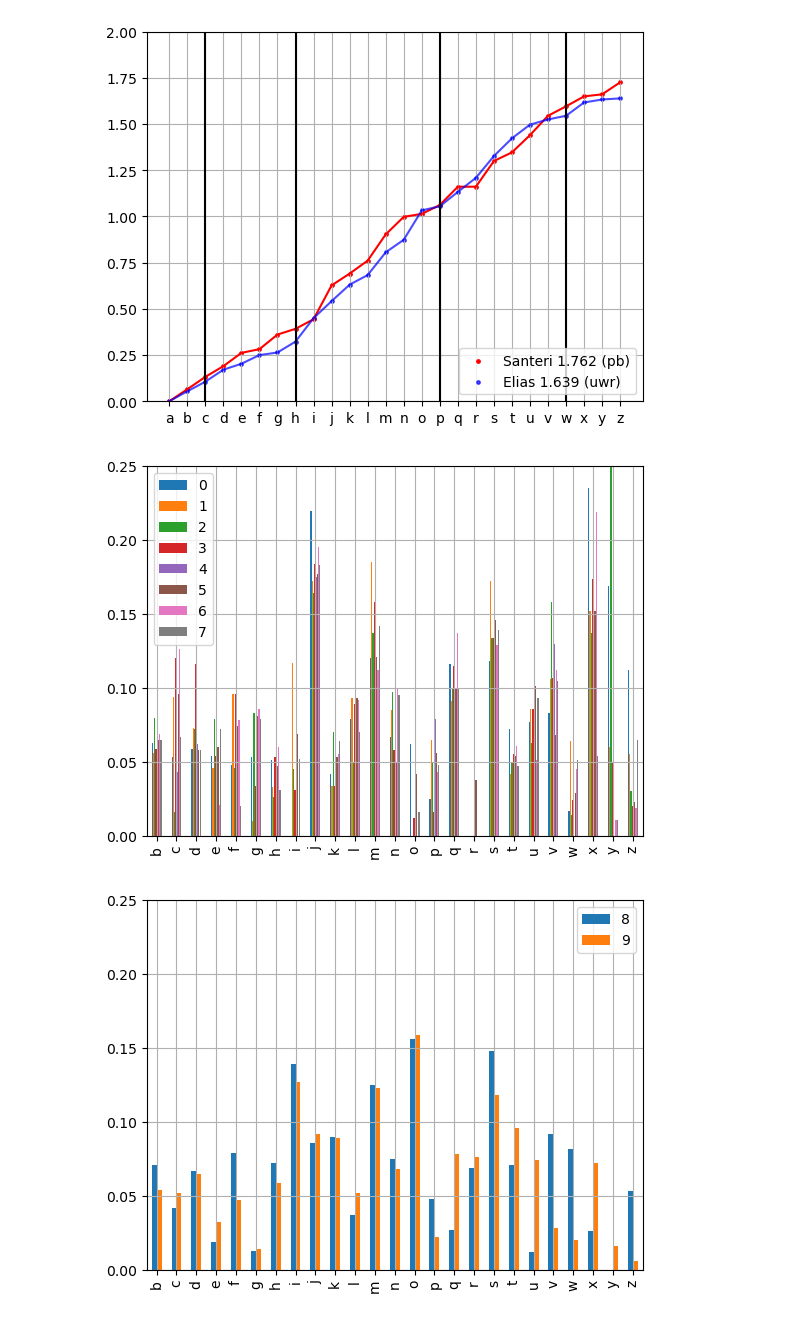
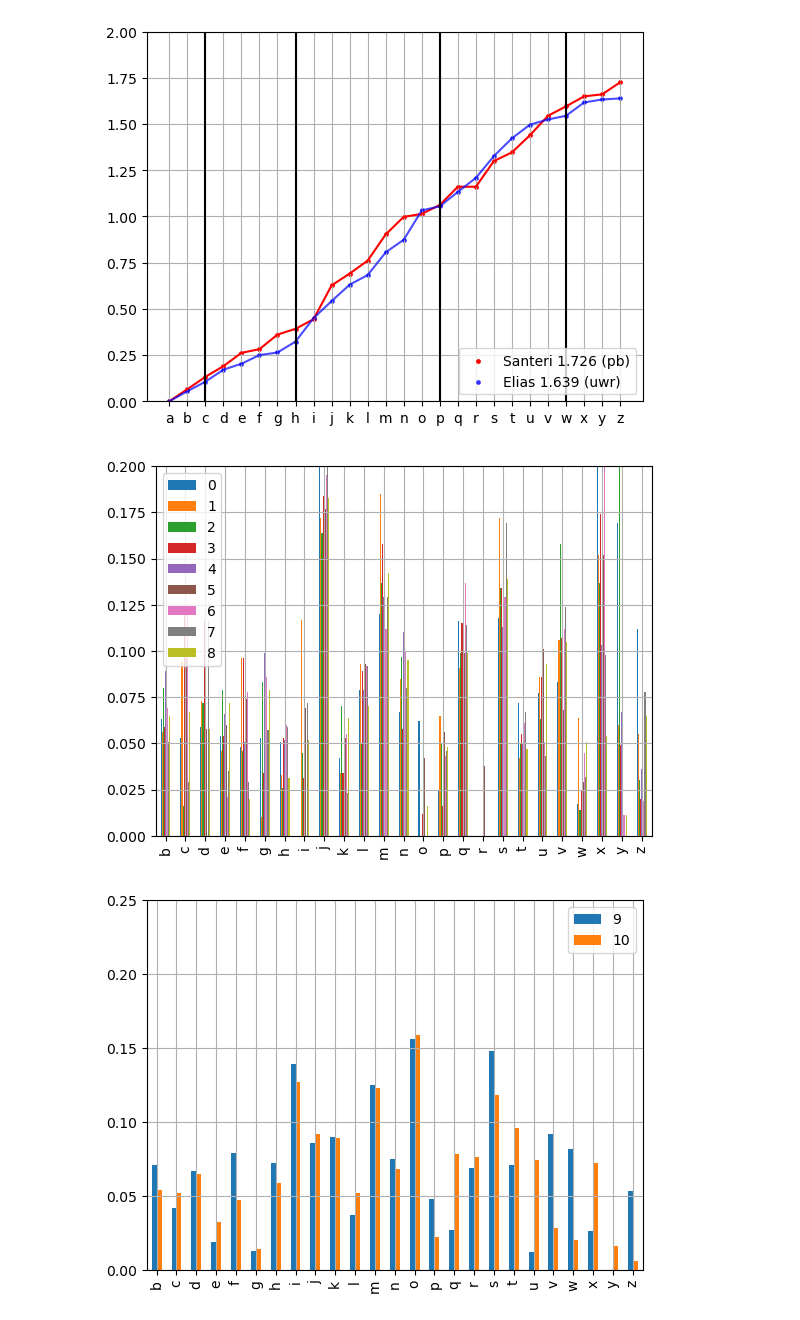
Before and after one commit to sansalv/abc-analyysi, a Jupyter notebook: abc_analyysi.ipynb, the cells around one changed output. Cells and saved outputs as stored; diff of their text form; code cells hidden in the pictures.

```diff
--- a/abc_analyysi.ipynb
+++ b/abc_analyysi.ipynb
@@ -25,7 +25,7 @@ df = pd.DataFrame(columns=abc)
 
 timeFiles = ['santeri1995.txt', 'santeri1987.txt', 'santeri1962.txt',
              'santeri1878.txt', 'santeri1865.txt', 'santeri1852.txt',
-             'santeri1821.txt', 'santeri1726.txt',
+             'santeri1821.txt', 'santeri1756.txt', 'santeri1726.txt',
              'elias1699.txt', 'elias1639.txt']
 
 for i in range(len(timeFiles)):
@@ -94,19 +94,19 @@ for i in range(len(timeFiles)):
 #df_diff_av3 = df_diff.T.rolling(3).mean().T
 # %%
 # Santeri kaikki ajat / kirjain
-df_diff[:8].T.plot.bar()
-plt.ylim(0,0.25)
+df_diff[:9].T.plot.bar()
+plt.ylim(0,0.2)
 plt.grid()
 plt.show()
 
 # Elias kaikki ajat / kirjain
-df_diff[8:].T.plot.bar()
+df_diff[9:].T.plot.bar()
 plt.ylim(0,0.25)
 plt.grid()
 plt.show()
 # %% [output]
-[figure, old version]
+[figure, new version]
-[figure, old version]
+[figure, new version]
 # %%
 # Santeri vs Elias keskiarvoaika/kirjain
 
```
Also changed, not shown: parts of 4 cells of this notebook.
